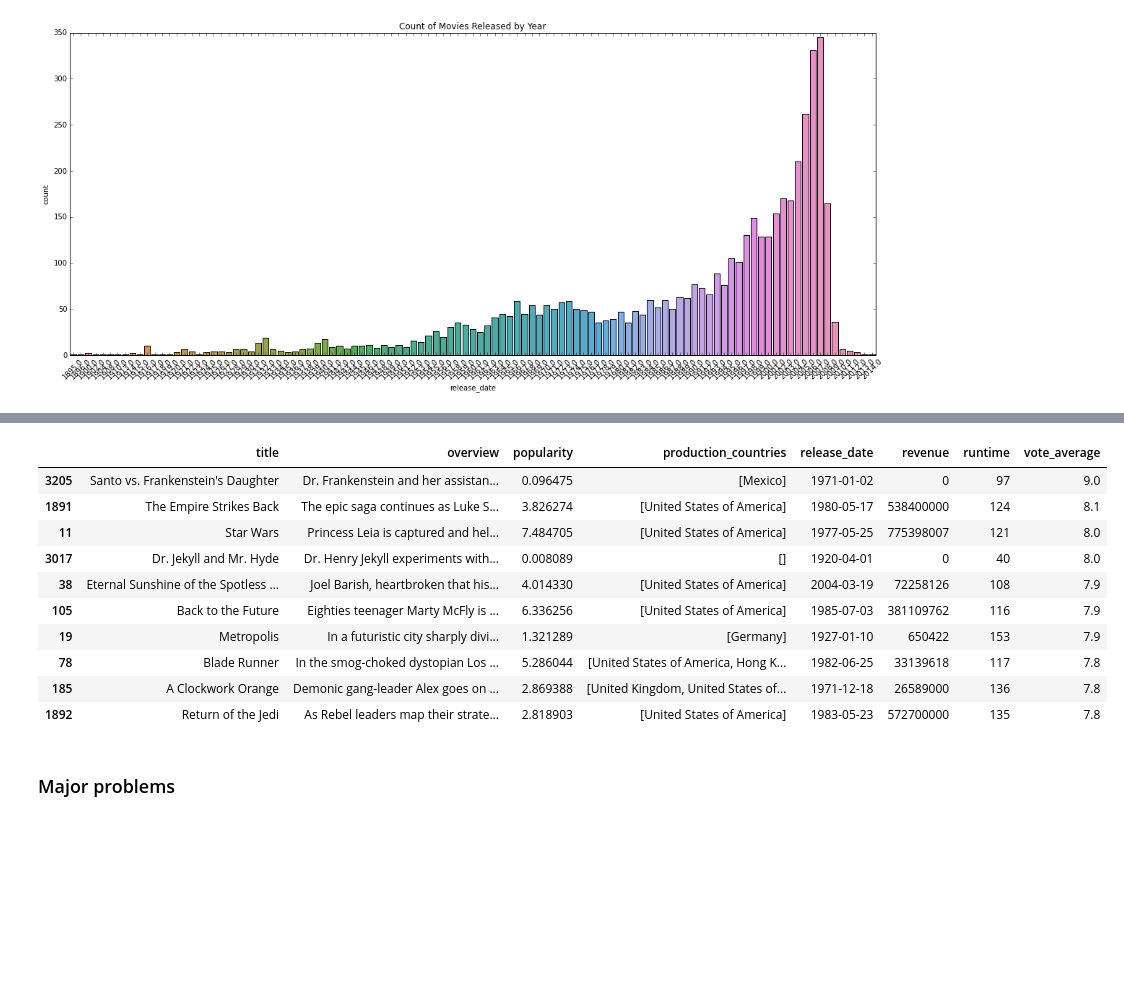
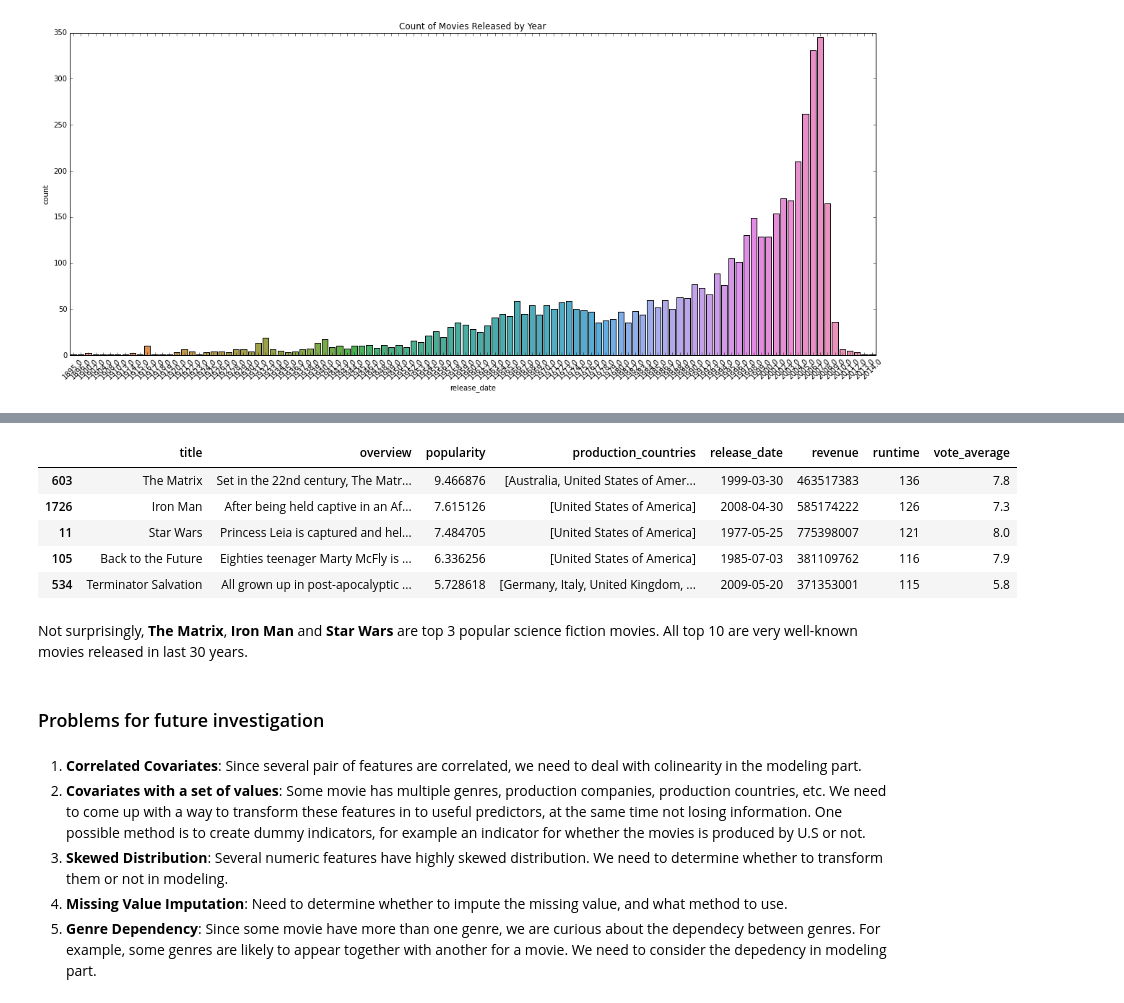
Before and after one commit to chrystalchan-academic/movie_project, a Jupyter notebook: python_notebook/Milestone1_EDA_TMDB.ipynb, the cells around one changed output, grey strips where cells are left out. Drawn from its saved outputs; the diff is of its cells as text; code cells hidden in the pictures; blank space fills up the shorter version.

```diff
--- a/python_notebook/Milestone1_EDA_TMDB.ipynb
+++ b/python_notebook/Milestone1_EDA_TMDB.ipynb
@@ -465,6 +470,6 @@ xt = plt.xticks(rotation=45)
 # %%
 sf=tmdb_movies[tmdb_movies['Science Fiction']==True]
 # %%
-top10=sf.sort_values(by=['vote_average'], ascending=False).head(10)
+top10=sf.sort_values(by=['popularity'], ascending=False).head(10)
 # %%
 fig, ax = plt.subplots(1, 1, figsize=(10,4))
@@ -477,17 +482,10 @@ plt.show()
 # %%
 top10[['title','overview', 'popularity','production_countries', 'release_date',
-       'revenue', 'runtime', 'vote_average']]
+       'revenue', 'runtime', 'vote_average']].head(5)
 # %% [output]
 |  | title | overview | popularity | production_countries | release_date | revenue | runtime | vote_average |
-| 3205 | Santo vs. Frankenstein's Daughter | Dr. Frankenstein and her assistan... | 0.096475 | [Mexico] | 1971-01-02 | 0 | 97 | 9.0 |
-| 1891 | The Empire Strikes Back | The epic saga continues as Luke S... | 3.826274 | [United States of America] | 1980-05-17 | 538400000 | 124 | 8.1 |
+| 603 | The Matrix | Set in the 22nd century, The Matr... | 9.466876 | [Australia, United States of Amer... | 1999-03-30 | 463517383 | 136 | 7.8 |
+| 1726 | Iron Man | After being held captive in an Af... | 7.615126 | [United States of America] | 2008-04-30 | 585174222 | 126 | 7.3 |
 | 11 | Star Wars | Princess Leia is captured and hel... | 7.484705 | [United States of America] | 1977-05-25 | 775398007 | 121 | 8.0 |
-| 3017 | Dr. Jekyll and Mr. Hyde | Dr. Henry Jekyll experiments with... | 0.008089 | [] | 1920-04-01 | 0 | 40 | 8.0 |
-| 38 | Eternal Sunshine of the Spotless ... | Joel Barish, heartbroken that his... | 4.014330 | [United States of America] | 2004-03-19 | 72258126 | 108 | 7.9 |
 | 105 | Back to the Future | Eighties teenager Marty McFly is ... | 6.336256 | [United States of America] | 1985-07-03 | 381109762 | 116 | 7.9 |
-| 19 | Metropolis | In a futuristic city sharply divi... | 1.321289 | [Germany] | 1927-01-10 | 650422 | 153 | 7.9 |
-| 78 | Blade Runner | In the smog-choked dystopian Los ... | 5.286044 | [United States of America, Hong K... | 1982-06-25 | 33139618 | 117 | 7.8 |
-| 185 | A Clockwork Orange | Demonic gang-leader Alex goes on ... | 2.869388 | [United Kingdom, United States of... | 1971-12-18 | 26589000 | 136 | 7.8 |
-| 1892 | Return of the Jedi | As Rebel leaders map their strate... | 2.818903 | [United States of America] | 1983-05-23 | 572700000 | 135 | 7.8 |
+| 534 | Terminator Salvation | All grown up in post-apocalyptic ... | 5.728618 | [Germany, Italy, United Kingdom, ... | 2009-05-20 | 371353001 | 115 | 5.8 |
-# %% [markdown]
-### Major problems
@@ -495,0 +492,15 @@ lalalala
+# %% [markdown]
+Not surprisingly, **The Matrix**, **Iron Man** and **Star Wars** are top 3 popular science fiction movies. All top 10 are very well-known movies released in last 30 years.
+# %% [markdown]
+### Problems for future investigation
+# %% [markdown]
+1. **Correlated Covariates**:
+Since several pair of features are correlated, we need to deal with colinearity in the modeling part.
+2. **Covariates with a set of values**:
+Some movie has multiple genres, production companies, production countries, etc. We need to come up with a way to transform these features in to useful predictors, at the same time not losing information. One possible method is to create dummy indicators, for example an indicator for whether the movies is produced by U.S or not.
+3. **Skewed Distribution**:
+Several numeric features have highly skewed distribution. We need to determine whether to transform them or not in modeling.
+4. **Missing Value Imputation**:
+Need to determine whether to impute the missing value, and what method to use.
+5. **Genre Dependency**:
+Since some movie have more than one genre, we are curious about the dependecy between genres. For example, some genres are likely to appear together with another for a movie. We need to consider the depedency in modeling part.
```
Also changed, not shown: parts of 14 cells of this notebook.
